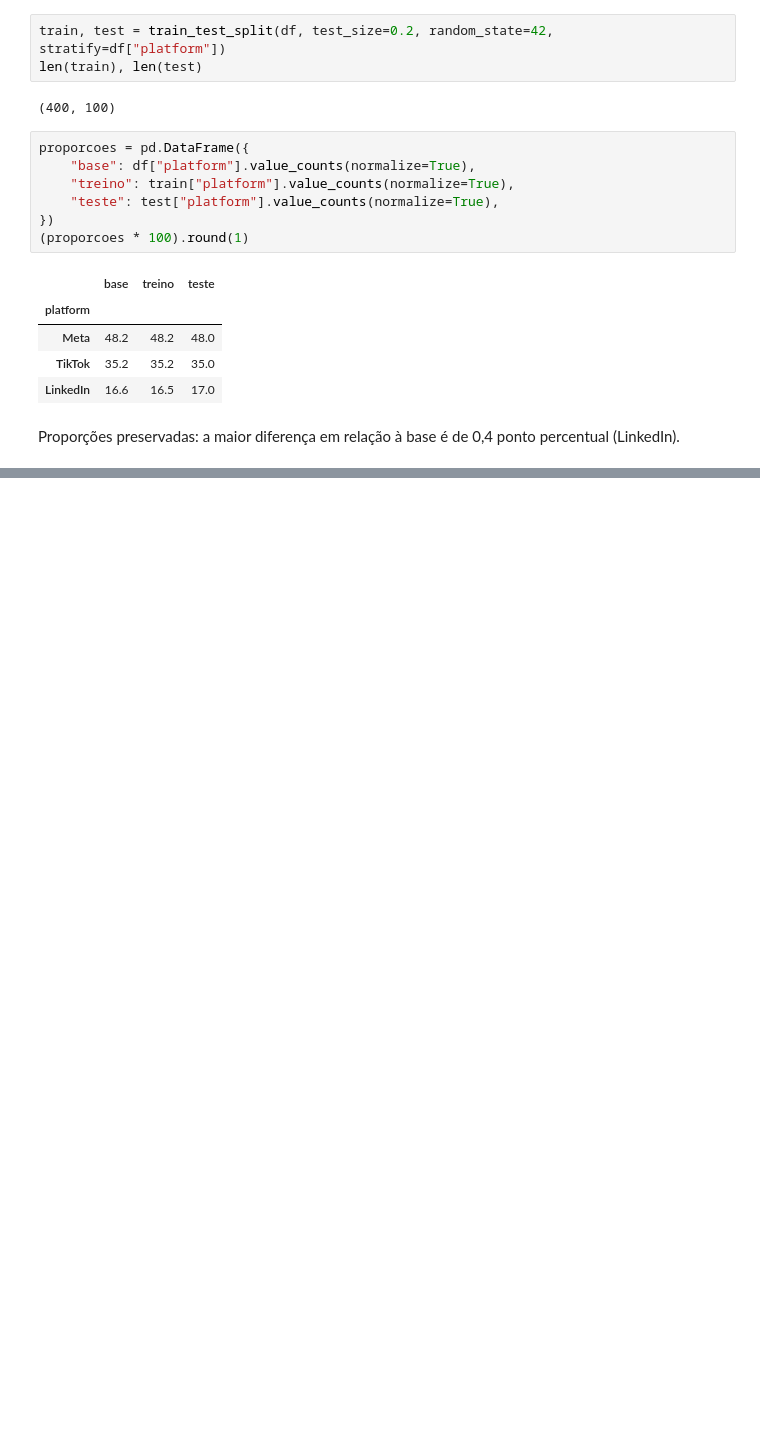
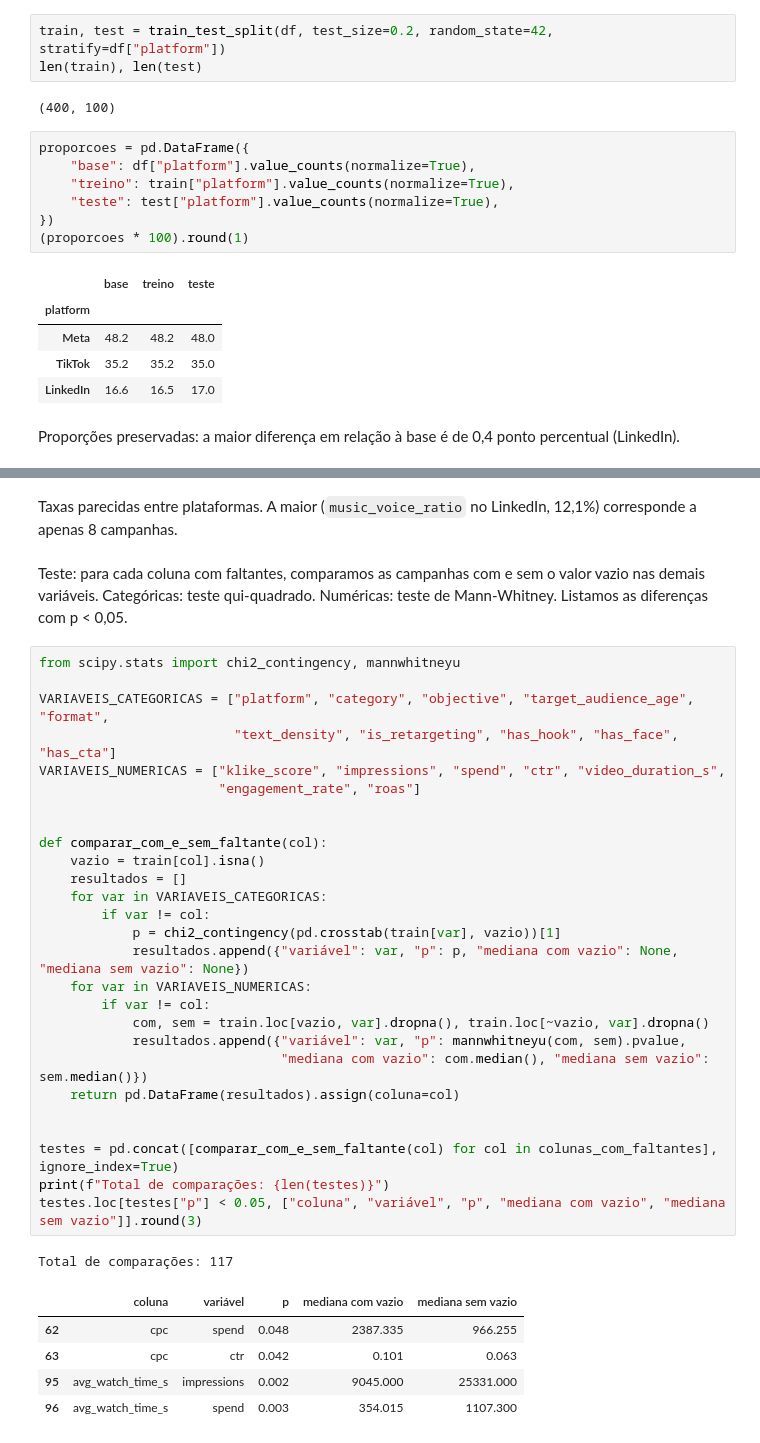
Before and after one commit to JoaoVivacqua/klike-challenge, a Jupyter notebook: notebooks/01_eda.ipynb, the cells around one changed output, grey strips where cells are left out. Saved outputs shown, nothing was run; the diff lists cells and outputs as text; blank space fills up the shorter version.

```diff
--- a/notebooks/01_eda.ipynb
+++ b/notebooks/01_eda.ipynb
@@ -50,0 +208,39 @@ Proporções preservadas: a maior diferença em relação à base é de 0,4 pont
+# %% [markdown]
+Taxas parecidas entre plataformas. A maior (`music_voice_ratio` no LinkedIn, 12,1%) corresponde a apenas 8 campanhas.
+# %% [markdown]
+Teste: para cada coluna com faltantes, comparamos as campanhas com e sem o valor vazio nas demais variáveis.
+Categóricas: teste qui-quadrado. Numéricas: teste de Mann-Whitney. Listamos as diferenças com p < 0,05.
+# %%
+from scipy.stats import chi2_contingency, mannwhitneyu
+
+VARIAVEIS_CATEGORICAS = ["platform", "category", "objective", "target_audience_age", "format",
+                         "text_density", "is_retargeting", "has_hook", "has_face", "has_cta"]
+VARIAVEIS_NUMERICAS = ["klike_score", "impressions", "spend", "ctr", "video_duration_s",
+                       "engagement_rate", "roas"]
+
+
+def comparar_com_e_sem_faltante(col):
+    vazio = train[col].isna()
+    resultados = []
+    for var in VARIAVEIS_CATEGORICAS:
+        if var != col:
+            p = chi2_contingency(pd.crosstab(train[var], vazio))[1]
+            resultados.append({"variável": var, "p": p, "mediana com vazio": None, "mediana sem vazio": None})
+    for var in VARIAVEIS_NUMERICAS:
+        if var != col:
+            com, sem = train.loc[vazio, var].dropna(), train.loc[~vazio, var].dropna()
+            resultados.append({"variável": var, "p": mannwhitneyu(com, sem).pvalue,
+                               "mediana com vazio": com.median(), "mediana sem vazio": sem.median()})
+    return pd.DataFrame(resultados).assign(coluna=col)
+
+
+testes = pd.concat([comparar_com_e_sem_faltante(col) for col in colunas_com_faltantes], ignore_index=True)
+print(f"Total de comparações: {len(testes)}")
+testes.loc[testes["p"] < 0.05, ["coluna", "variável", "p", "mediana com vazio", "mediana sem vazio"]].round(3)
+# %% [output]
+Total de comparações: 117
+|  | coluna | variável | p | mediana com vazio | mediana sem vazio |
+| 62 | cpc | spend | 0.048 | 2387.335 | 966.255 |
+| 63 | cpc | ctr | 0.042 | 0.101 | 0.063 |
+| 95 | avg_watch_time_s | impressions | 0.002 | 9045.000 | 25331.000 |
+| 96 | avg_watch_time_s | spend | 0.003 | 354.015 | 1107.300 |
```
Also changed, not shown: parts of 19 cells of this notebook, 2 other files.
